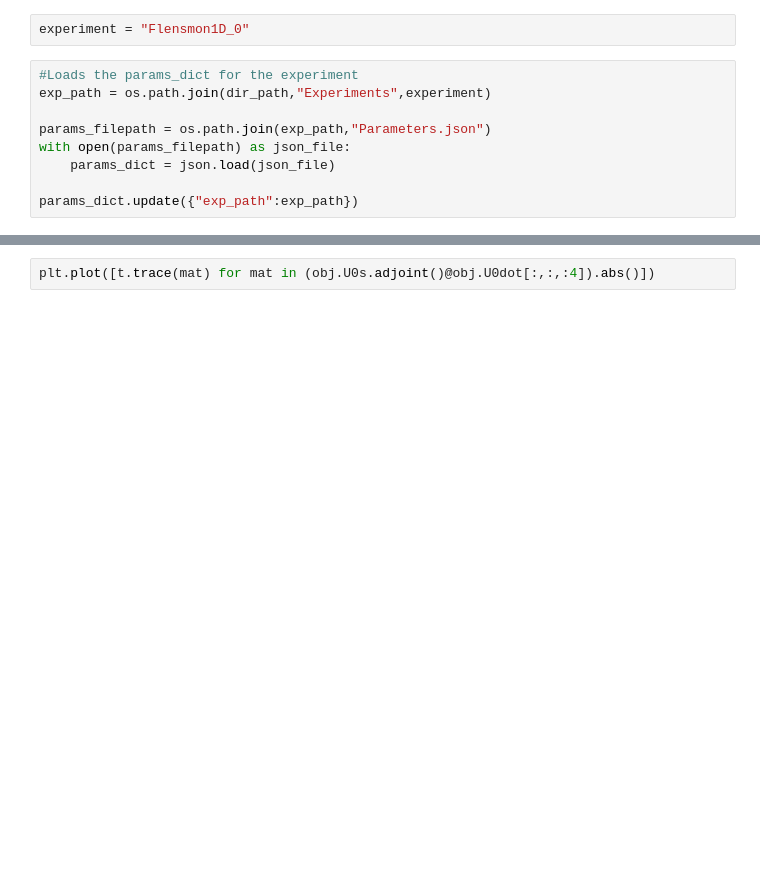
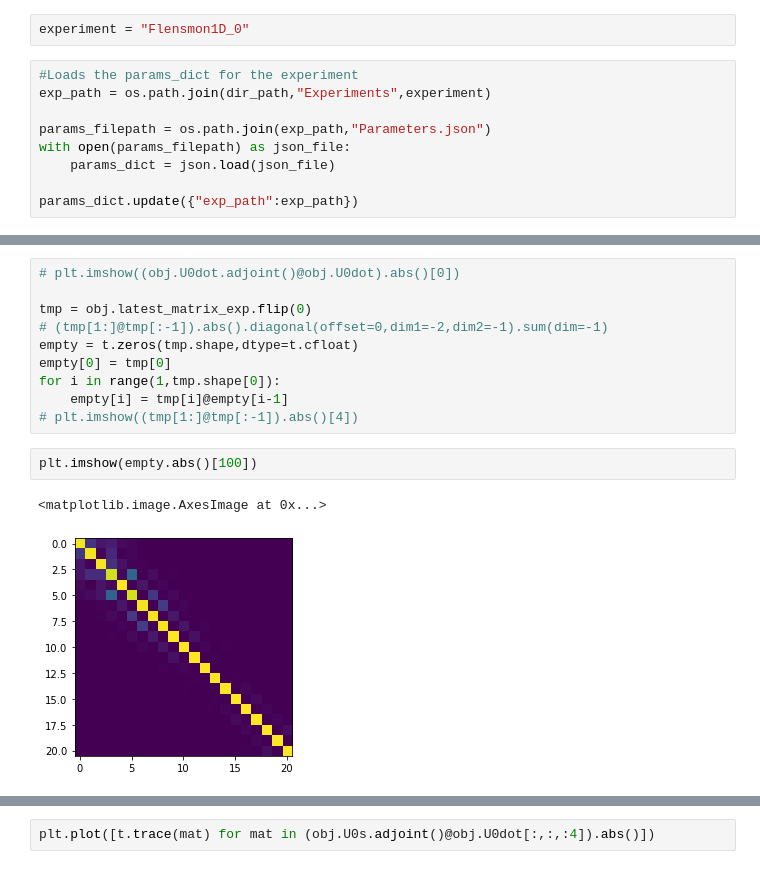
Before and after one commit to Vinther901/Quantum-Optimal-Control, a Jupyter notebook: 1DToyExample/RunExperiments.ipynb, the cells around one changed output, grey strips where cells are left out. Drawn from its saved outputs; the diff is of its cells as text; blank space fills up the shorter version.

```diff
--- a/1DToyExample/RunExperiments.ipynb
+++ b/1DToyExample/RunExperiments.ipynb
@@ -68,0 +71,15 @@ try (occupation)
+# %%
+# plt.imshow((obj.U0dot.adjoint()@obj.U0dot).abs()[0])
+
+tmp = obj.latest_matrix_exp.flip(0)
+# (tmp[1:]@tmp[:-1]).abs().diagonal(offset=0,dim1=-2,dim2=-1).sum(dim=-1)
+empty = t.zeros(tmp.shape,dtype=t.cfloat)
+empty[0] = tmp[0]
+for i in range(1,tmp.shape[0]):
+    empty[i] = tmp[i]@empty[i-1]
+# plt.imshow((tmp[1:]@tmp[:-1]).abs()[4])
+# %%
+plt.imshow(empty.abs()[100])
+# %% [output]
+<matplotlib.image.AxesImage at 0x...>
+[figure, added]
```
Also changed, not shown: parts of 2 cells of this notebook, 3 other files.
